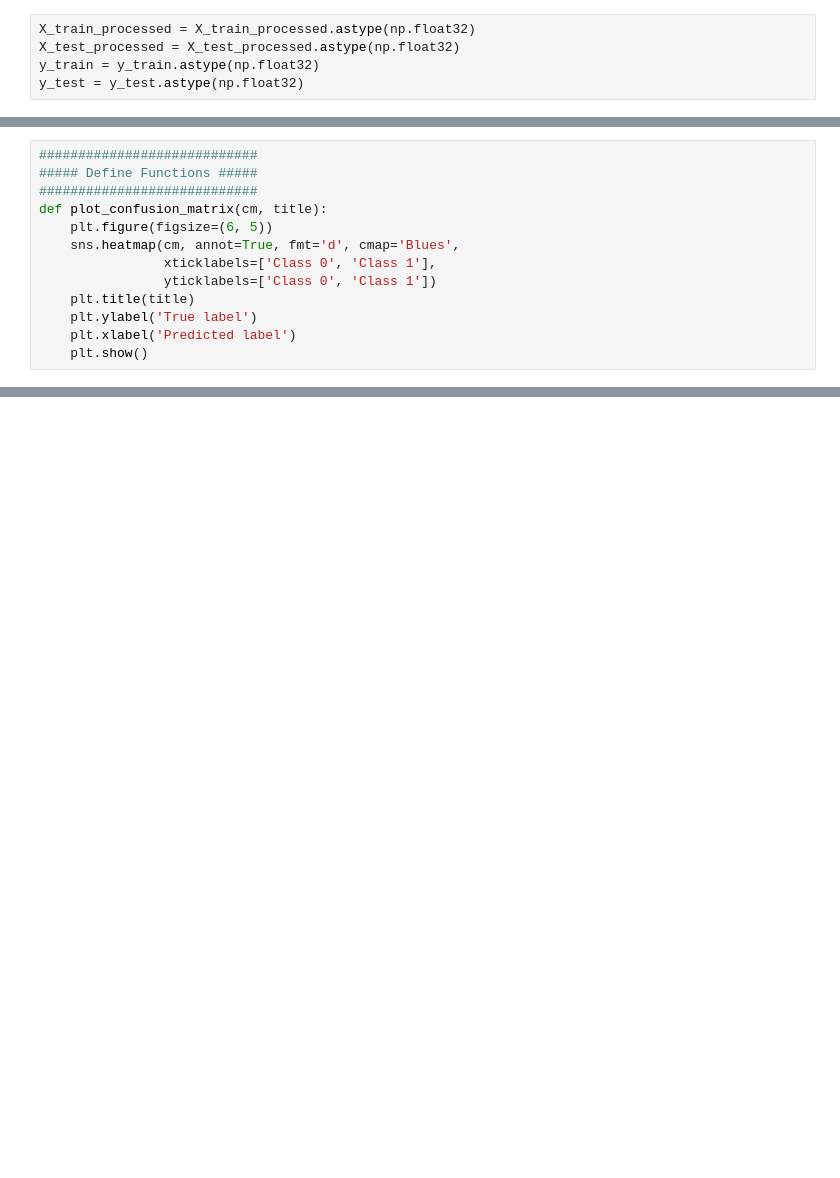
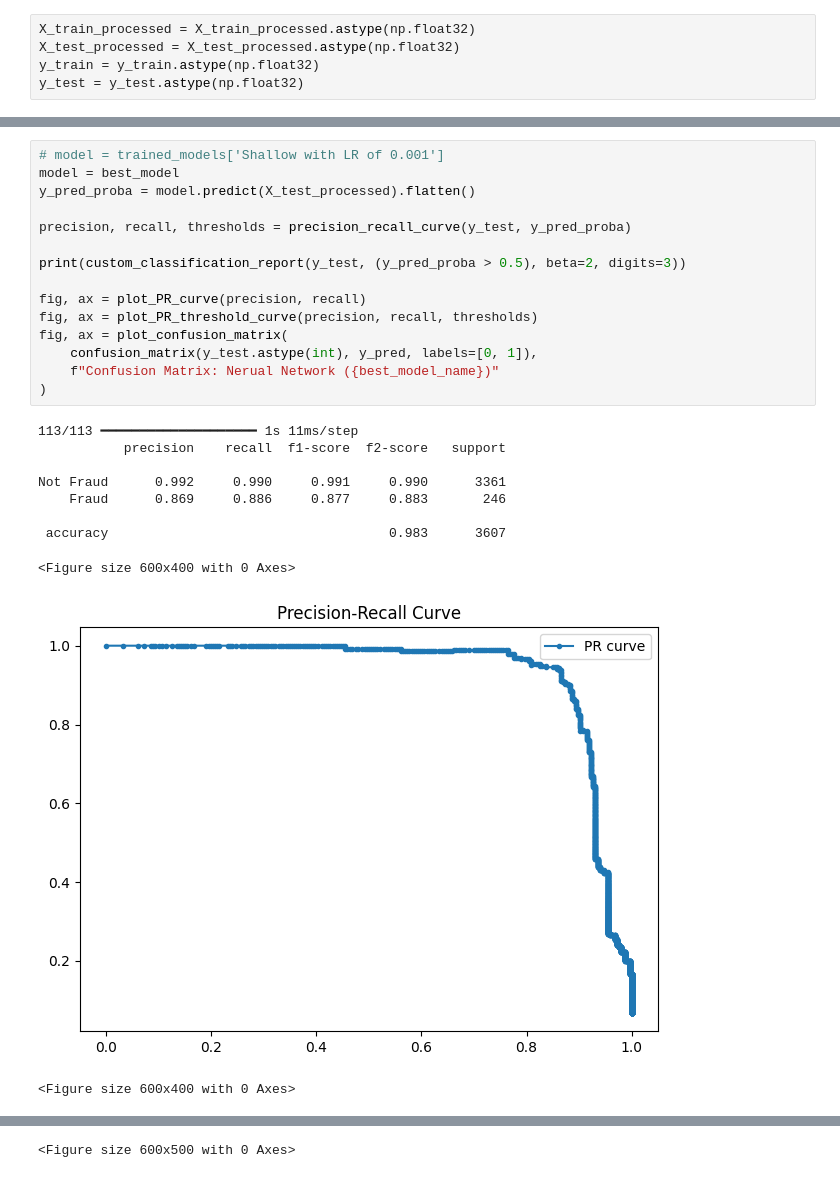
Before and after one commit to dev-JasonYoo/Fraudulent-Job-Posting-Prediction-with-NLP, a Jupyter notebook: 3_6_data_training_neural_network.ipynb, the cells around one changed output, grey strips where cells are left out. Cells and saved outputs as stored; diff of their text form; blank space fills up the shorter version.

```diff
--- a/3_6_data_training_neural_network.ipynb
+++ b/3_6_data_training_neural_network.ipynb
@@ -757,13 +161,0 @@ tf.random.set_seed(42)
-# %%
-############################
-##### Define Functions #####
-############################
-def plot_confusion_matrix(cm, title):
-    plt.figure(figsize=(6, 5))
-    sns.heatmap(cm, annot=True, fmt='d', cmap='Blues',
-                xticklabels=['Class 0', 'Class 1'],
-                yticklabels=['Class 0', 'Class 1'])
-    plt.title(title)
-    plt.ylabel('True label')
-    plt.xlabel('Predicted label')
-    plt.show()
@@ -1138,0 +312,26 @@ Not Fraud      0.987     0.982     0.983      3410
+# %%
+# model = trained_models['Shallow with LR of 0.001']
+model = best_model
+y_pred_proba = model.predict(X_test_processed).flatten()
+
+precision, recall, thresholds = precision_recall_curve(y_test, y_pred_proba)
+
+print(custom_classification_report(y_test, (y_pred_proba > 0.5), beta=2, digits=3))
+
+fig, ax = plot_PR_curve(precision, recall)
+fig, ax = plot_PR_threshold_curve(precision, recall, thresholds)
+fig, ax = plot_confusion_matrix(
+    confusion_matrix(y_test.astype(int), y_pred, labels=[0, 1]),
+    f"Confusion Matrix: Nerual Network ({best_model_name})"
+)
+# %% [output]
+113/113 ━━━━━━━━━━━━━━━━━━━━ 1s 11ms/step
+           precision    recall  f1-score  f2-score   support
+
+Not Fraud      0.992     0.990     0.991     0.990      3361
+    Fraud      0.869     0.886     0.877     0.883       246
+
+ accuracy                                    0.983      3607
+<Figure size 600x400 with 0 Axes>
+[figure, added]
+<Figure size 600x400 with 0 Axes>
@@ -1138,0 +339 @@ Not Fraud      0.987     0.982     0.983      3410
+<Figure size 600x500 with 0 Axes>
```
Also changed, not shown: parts of 63 cells of this notebook, 1 other file.
